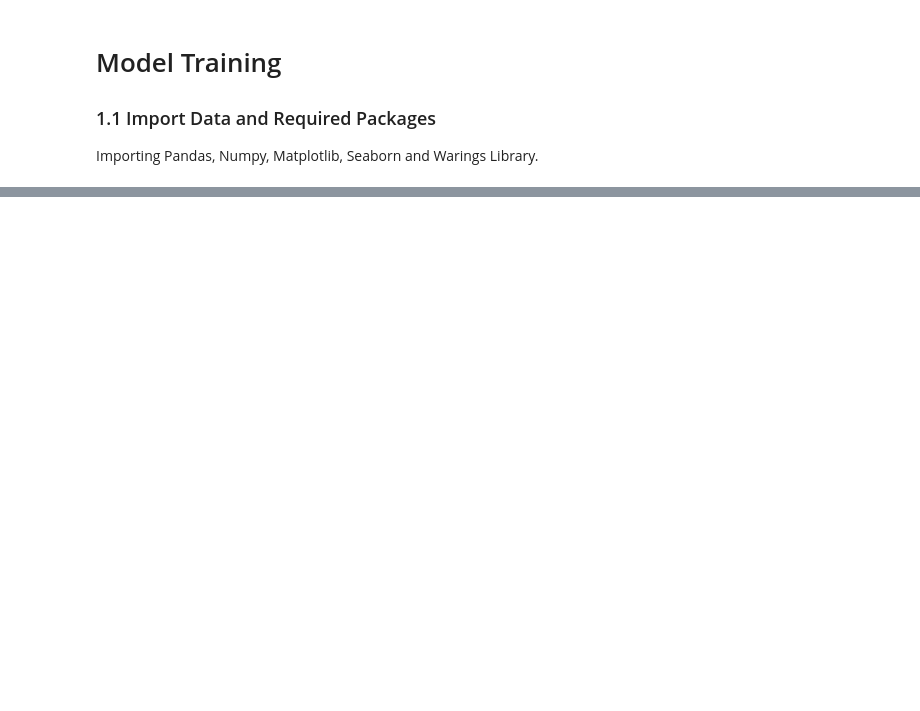
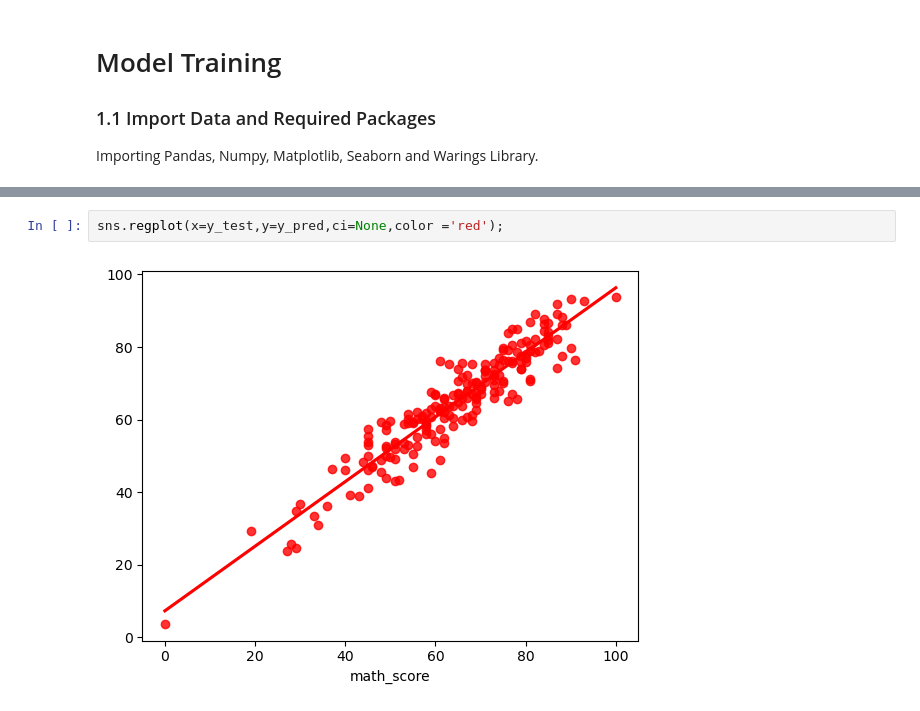
Before and after one commit to DanielsonAni/mlproject, a Jupyter notebook: notebook/MODEL_TRAINING.ipynb, the cells around one changed output, grey strips where cells are left out. Cells and saved outputs as stored; diff of their text form; blank space fills up the shorter version.

```diff
--- a/notebook/MODEL_TRAINING.ipynb
+++ b/notebook/MODEL_TRAINING.ipynb
@@ -24,0 +274,4 @@ ModuleNotFoundError: No module named 'xgboost'
+# %%
+sns.regplot(x=y_test,y=y_pred,ci=None,color ='red');
+# %% [output]
+[figure, added]
```
Also changed, not shown: parts of 29 cells of this notebook, 4 other files.
